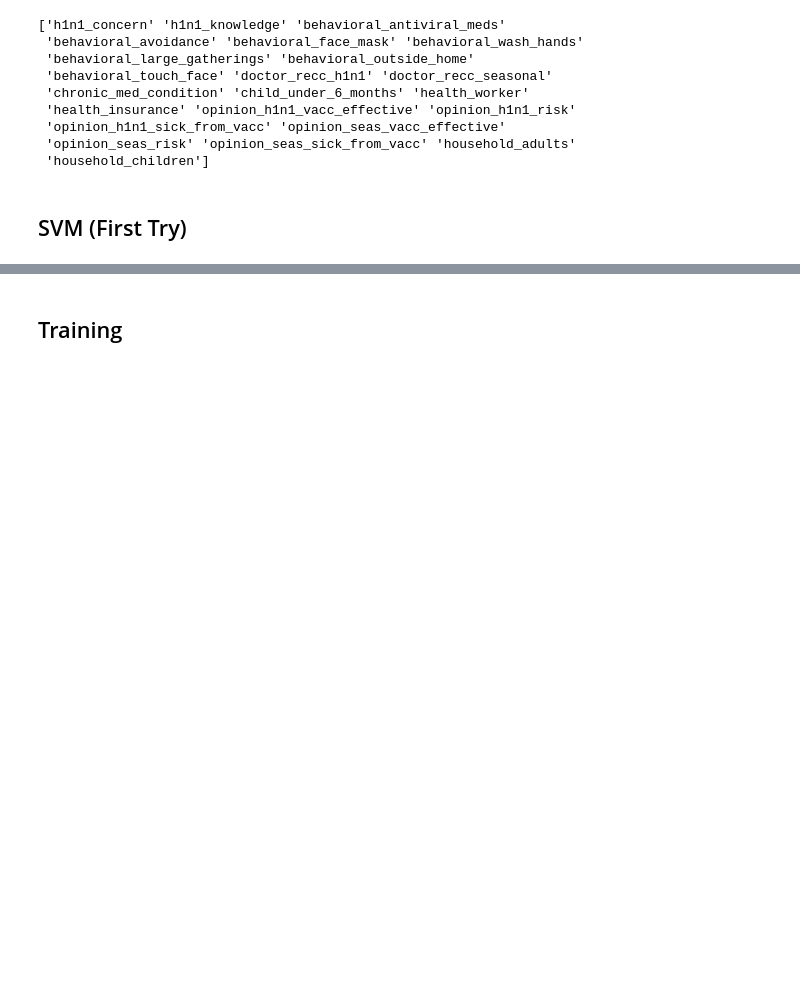
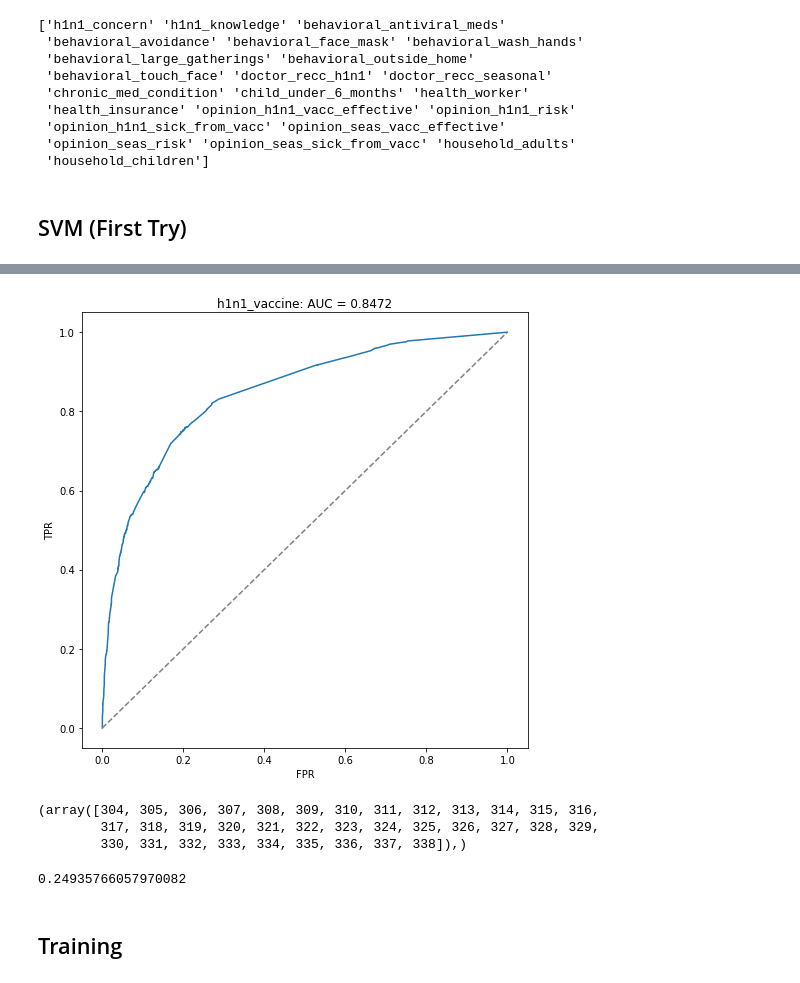
Before and after one commit to fabianlae/Predict-H1N1-and-Seasonal-Flu-Vaccines, a Jupyter notebook: Flushot_Entscheidungsbaum.ipynb, the cells around one changed output, grey strips where cells are left out. Saved outputs shown, nothing was run; the diff lists cells and outputs as text; code cells hidden in the pictures; blank space fills up the shorter version.

```diff
--- a/Flushot_Entscheidungsbaum.ipynb
+++ b/Flushot_Entscheidungsbaum.ipynb
@@ -299,0 +345,6 @@ ValueError: ignored
+# %%
+from sklearn.ensemble import RandomForestRegressor
+
+regr = RandomForestRegressor(max_depth=4, random_state=0, n_estimators=500, verbose=True)
+
+regr.fit(X_train, y_train)
@@ -299,0 +361,2 @@ ValueError: ignored
+# %%
+pred2 = regr.predict(X_eval)
@@ -299,0 +366,18 @@ ValueError: ignored
+# %%
+fig, ax = plt.subplots(1, 1, figsize=(7, 7))
+
+plot_roc(
+    y_eval,
+    pred2,
+    'h1n1_vaccine',
+    ax=ax
+)
+# plot_roc(
+#     y_eval['seasonal_vaccine'],
+#     y_preds['seasonal_vaccine'],
+#     'seasonal_vaccine',
+#     ax=ax[1]
+# )
+fig.tight_layout()
+# %% [output]
+[figure, added]
@@ -300,3 +386,13 @@ ValueError: ignored
+# %%
+np.where(np.round(tpr, 1)==0.8)
+# %% [output]
+(array([304, 305, 306, 307, 308, 309, 310, 311, 312, 313, 314, 315, 316,
+        317, 318, 319, 320, 321, 322, 323, 324, 325, 326, 327, 328, 329,
+        330, 331, 332, 333, 334, 335, 336, 337, 338]),)
+# %%
+thresholds[325]
+# %% [output]
+0.24935766057970082
 # %% [markdown]
 ## Training
 # %%
```
Also changed, not shown: parts of 14 cells of this notebook.
